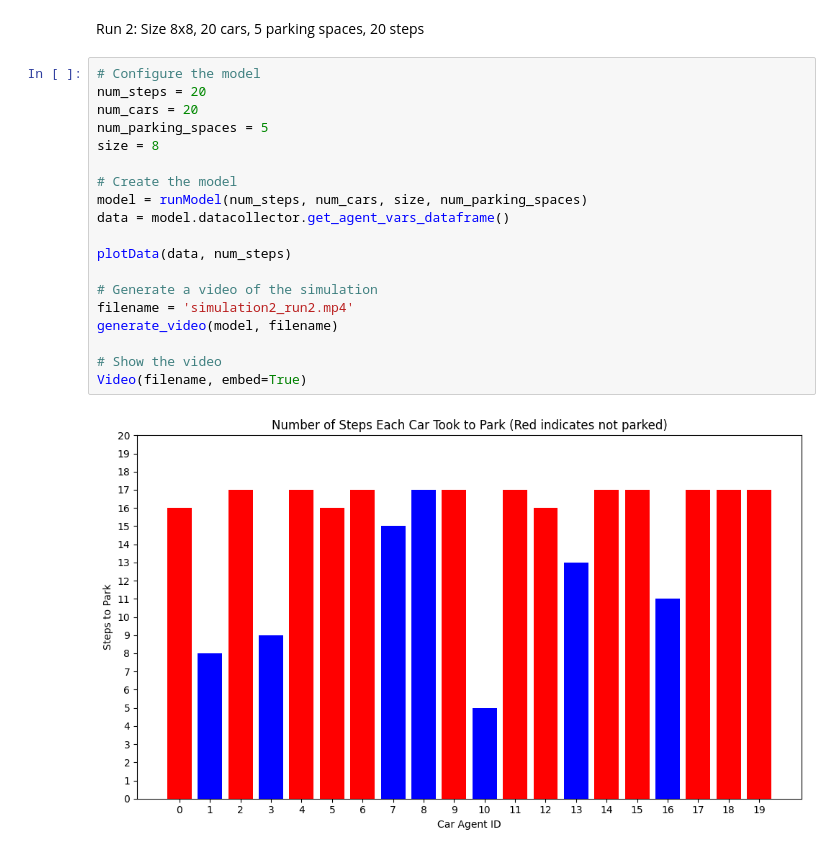
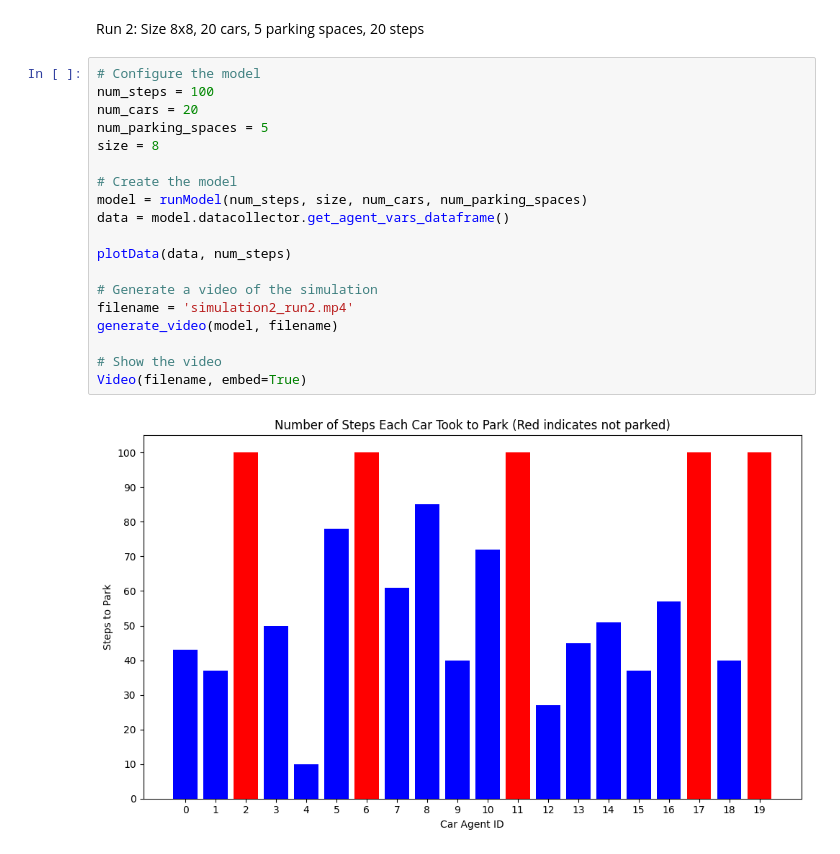
Before and after one commit to sebdanielsson/gik2nx, a Jupyter notebook: assignment1/assignment1.ipynb, the cells around one changed output. Drawn from its saved outputs; the diff is of its cells as text.

```diff
--- a/assignment1/assignment1.ipynb
+++ b/assignment1/assignment1.ipynb
@@ -308,23 +342,23 @@ Video(filename, embed=True)
 Run 2: Size 8x8, 20 cars, 5 parking spaces, 20 steps
 # %%
 # Configure the model
-num_steps = 20
+num_steps = 100
 num_cars = 20
 num_parking_spaces = 5
 size = 8
 
 # Create the model
-model = runModel(num_steps, num_cars, size, num_parking_spaces)
+model = runModel(num_steps, size, num_cars, num_parking_spaces)
 data = model.datacollector.get_agent_vars_dataframe()
 
 plotData(data, num_steps)
 
 # Generate a video of the simulation
 filename = 'simulation2_run2.mp4'
 generate_video(model, filename)
 
 # Show the video
 Video(filename, embed=True)
 # %% [output]
-[figure, old version]
+[figure, new version]
 [interactive output not drawn]
```
Also changed, not shown: parts of 4 cells of this notebook, 2 other files.
